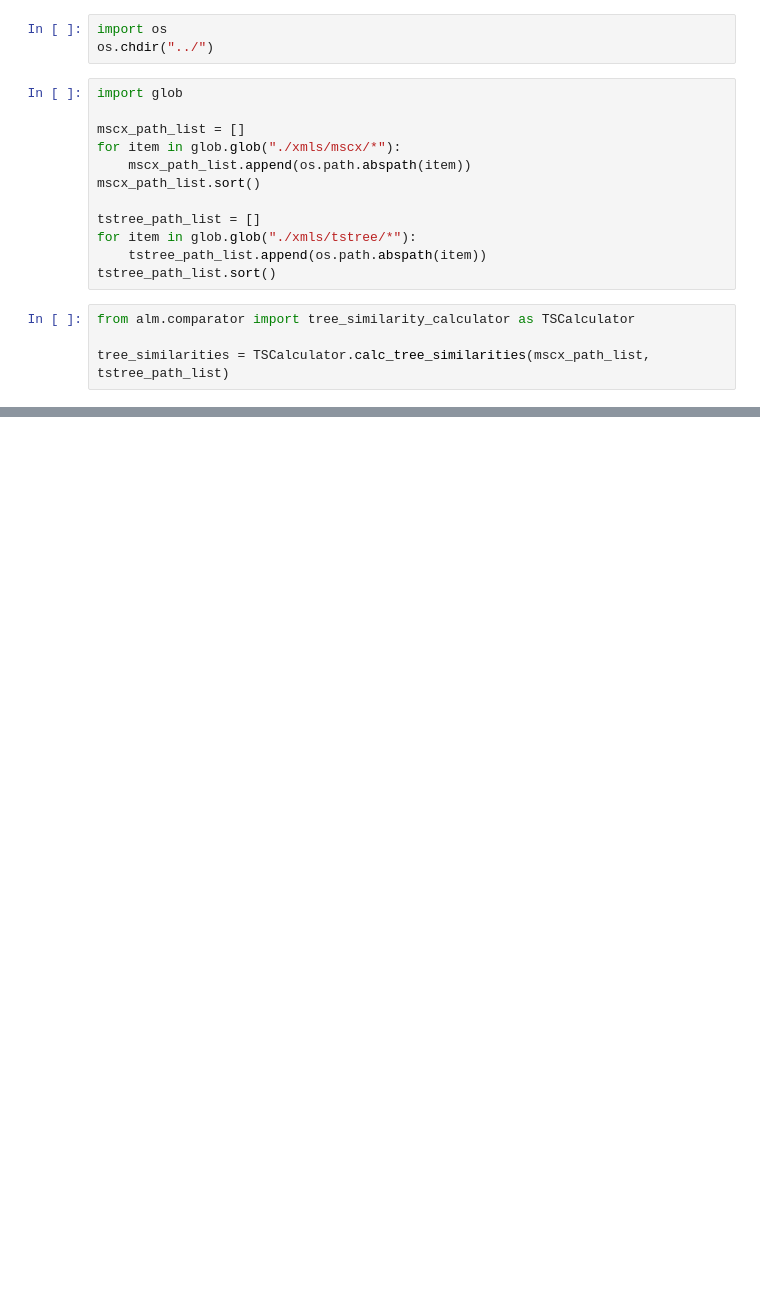
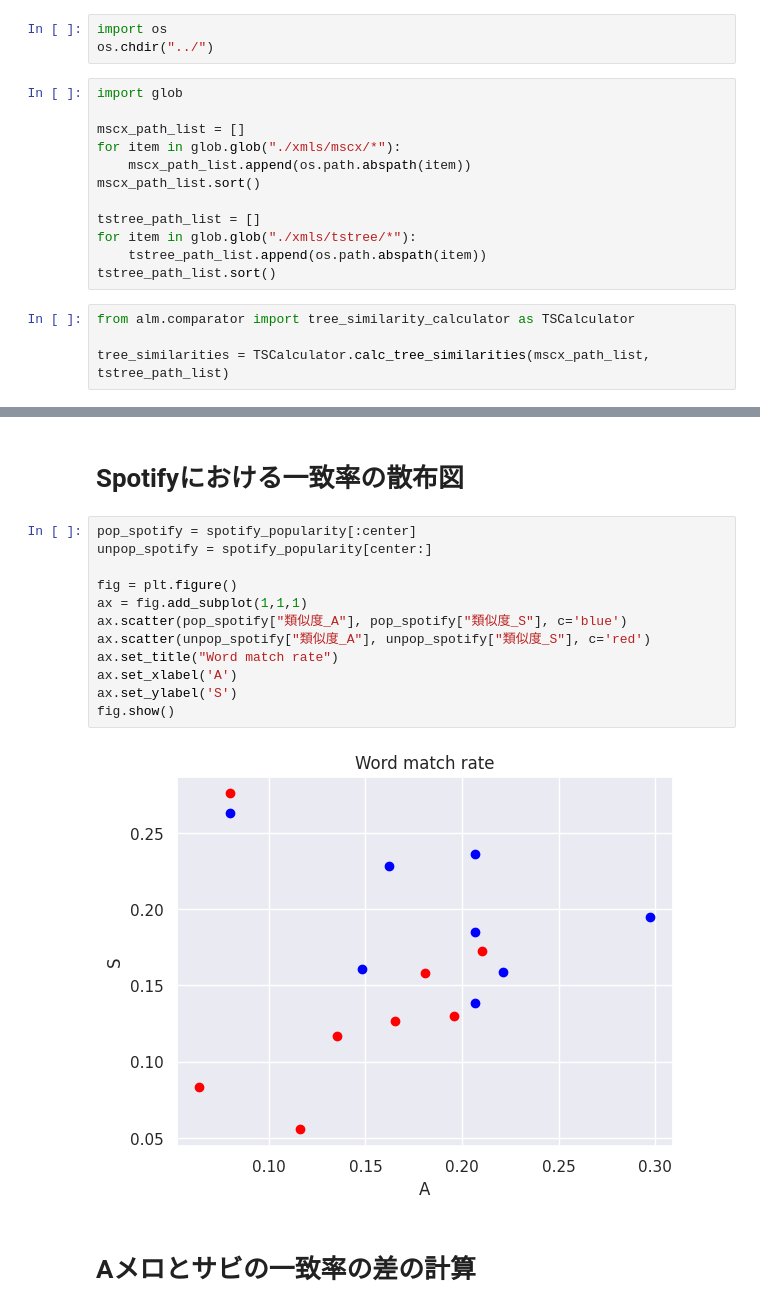
Before and after one commit to tsubasasugawara/lyrics_melody_analyzer, a Jupyter notebook: notebooks/calc_tree_similarity.ipynb, the cells around one changed output, grey strips where cells are left out. Drawn from its saved outputs; the diff is of its cells as text; blank space fills up the shorter version.

```diff
--- a/notebooks/calc_tree_similarity.ipynb
+++ b/notebooks/calc_tree_similarity.ipynb
@@ -48,0 +87,18 @@ io.output_csv(
+# %% [markdown]
+# Spotifyにおける一致率の散布図
+# %%
+pop_spotify = spotify_popularity[:center]
+unpop_spotify = spotify_popularity[center:]
+
+fig = plt.figure()
+ax = fig.add_subplot(1,1,1)
+ax.scatter(pop_spotify["類似度_A"], pop_spotify["類似度_S"], c='blue')
+ax.scatter(unpop_spotify["類似度_A"], unpop_spotify["類似度_S"], c='red')
+ax.set_title("Word match rate")
+ax.set_xlabel('A')
+ax.set_ylabel('S')
+fig.show()
+# %% [output]
+[figure, added]
+# %% [markdown]
+# Aメロとサビの一致率の差の計算
```
Also changed, not shown: parts of 11 cells of this notebook, 6 other files.
